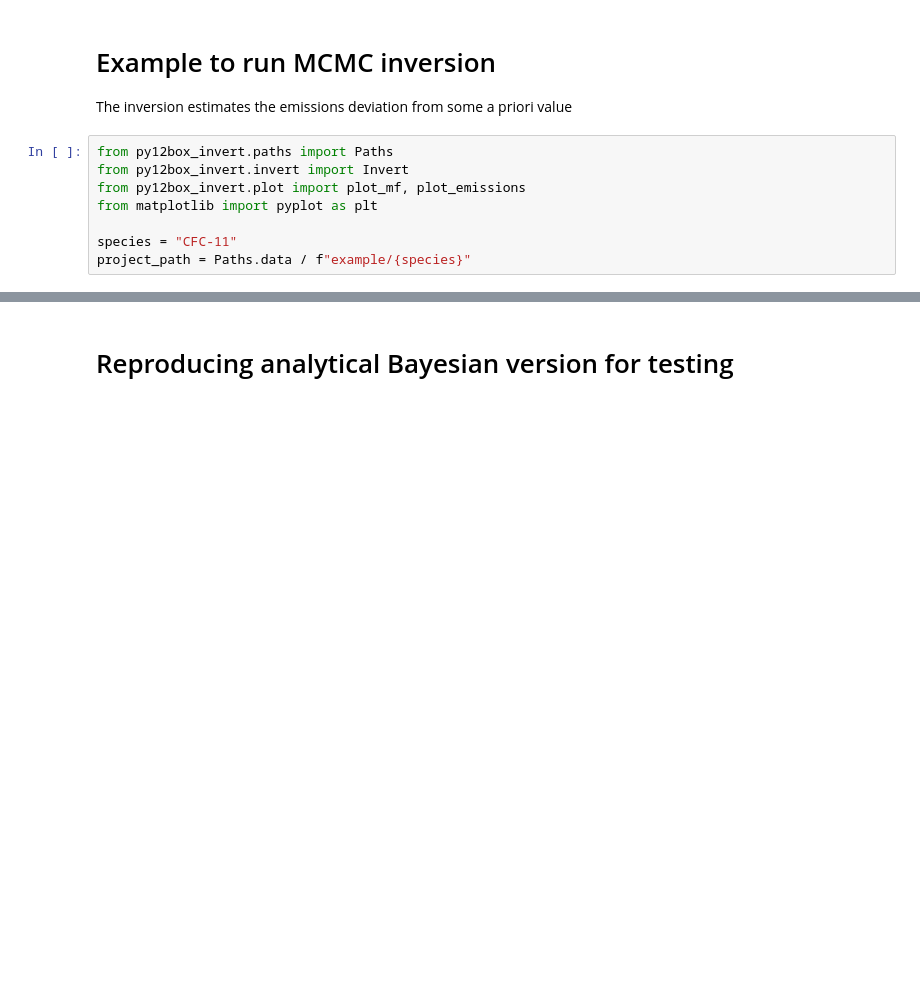
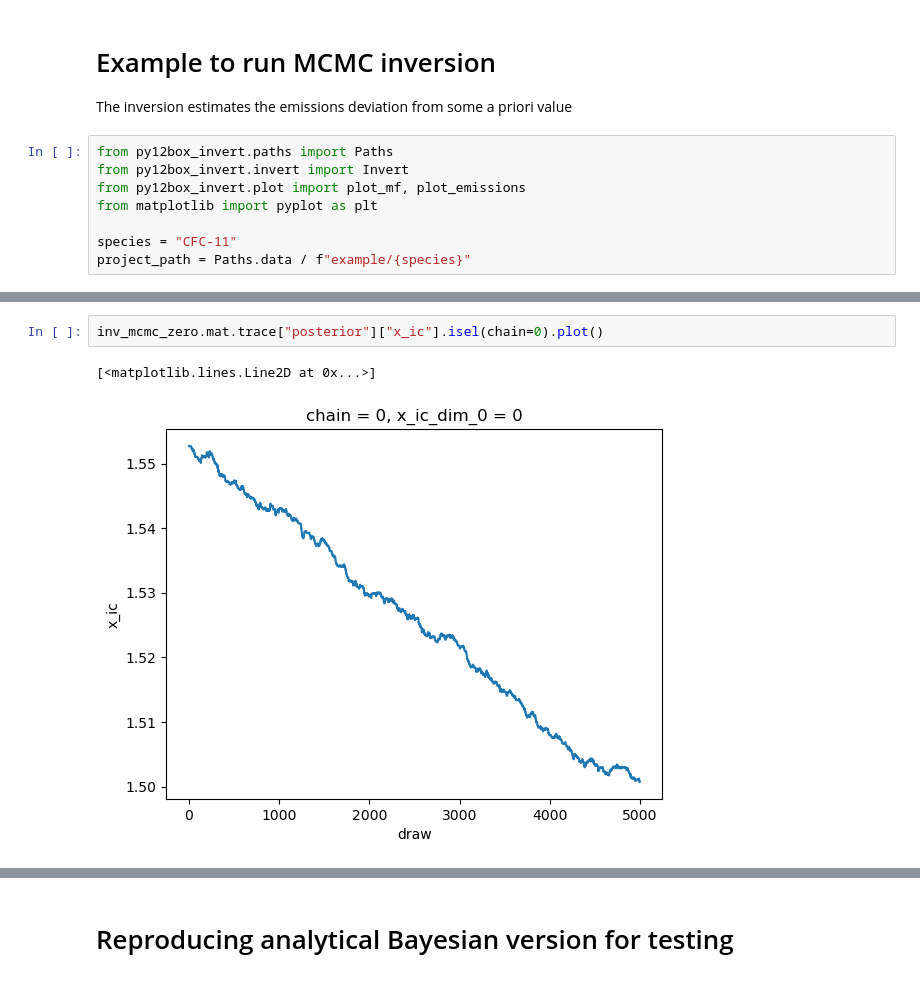
Before and after one commit to mrghg/py12box_invert, a Jupyter notebook: notebooks/mcmc_test.ipynb, the cells around one changed output, grey strips where cells are left out. Cells and saved outputs as stored; diff of their text form; blank space fills up the shorter version.

```diff
--- a/notebooks/mcmc_test.ipynb
+++ b/notebooks/mcmc_test.ipynb
@@ -20,2 +65,7 @@ inv_mcmc_zero.run_inversion([10, 10, 10, 10],
+# %%
+inv_mcmc_zero.mat.trace["posterior"]["x_ic"].isel(chain=0).plot()
+# %% [output]
+[<matplotlib.lines.Line2D at 0x...>]
+[figure, added]
 # %%
 plot_mf(inv_mcmc_zero.outputs)
```
Also changed, not shown: parts of 5 cells of this notebook, 1 other file.
